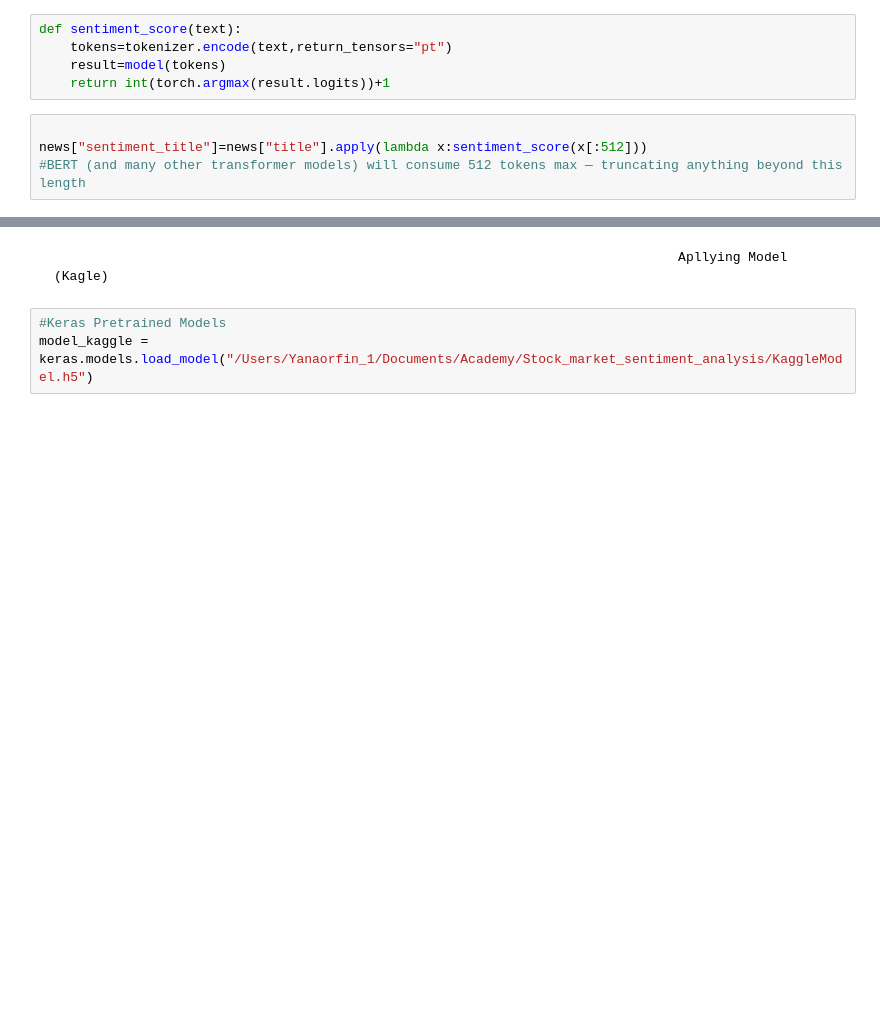
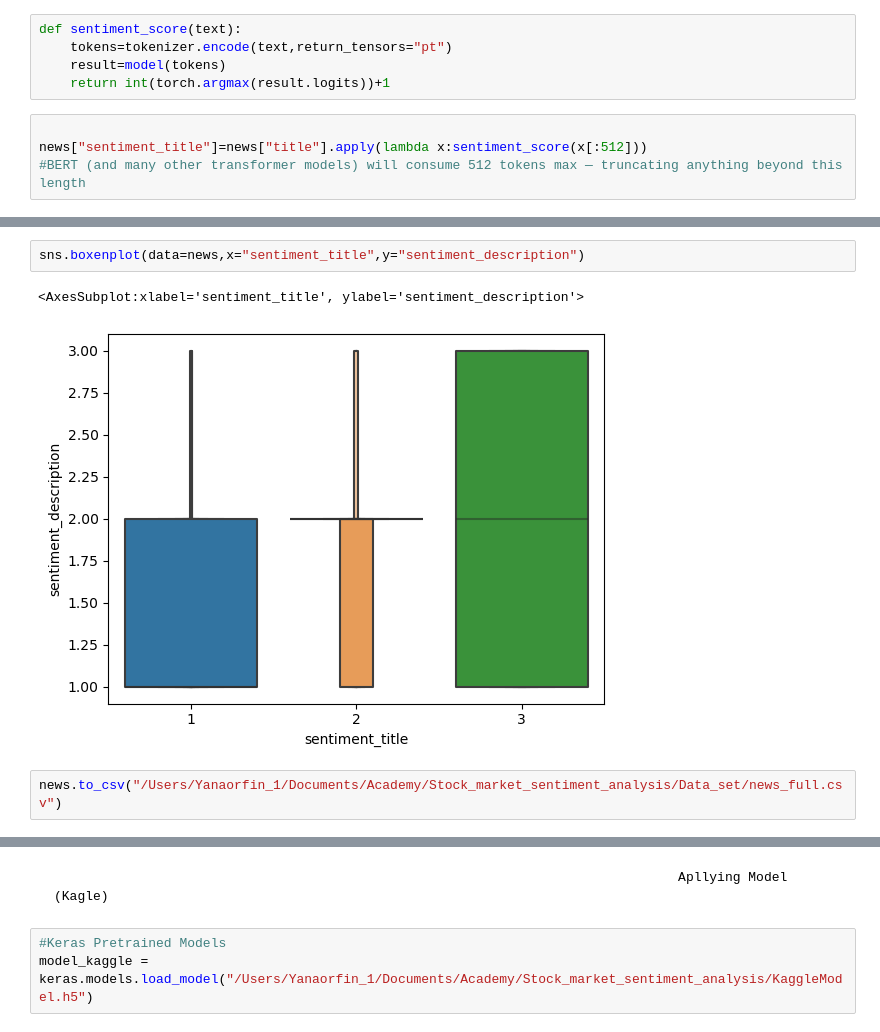
Before and after one commit to YanaOrf/Stock_market_sentiment_analysis, a Jupyter notebook: sent_analysis.ipynb, the cells around one changed output, grey strips where cells are left out. Drawn from its saved outputs; the diff is of its cells as text; blank space fills up the shorter version.

```diff
--- a/sent_analysis.ipynb
+++ b/sent_analysis.ipynb
@@ -113,3 +148,10 @@ news.head(1)
+# %%
+sns.boxenplot(data=news,x="sentiment_title",y="sentiment_description")
+# %% [output]
+<AxesSubplot:xlabel='sentiment_title', ylabel='sentiment_description'>
+[figure, added]
+# %%
+news.to_csv("/Users/Yanaorfin_1/Documents/Academy/Stock_market_sentiment_analysis/Data_set/news_full.csv")
 # %%
 news.tail(1)
 # %% [output]
```
Also changed, not shown: parts of 14 cells of this notebook.
